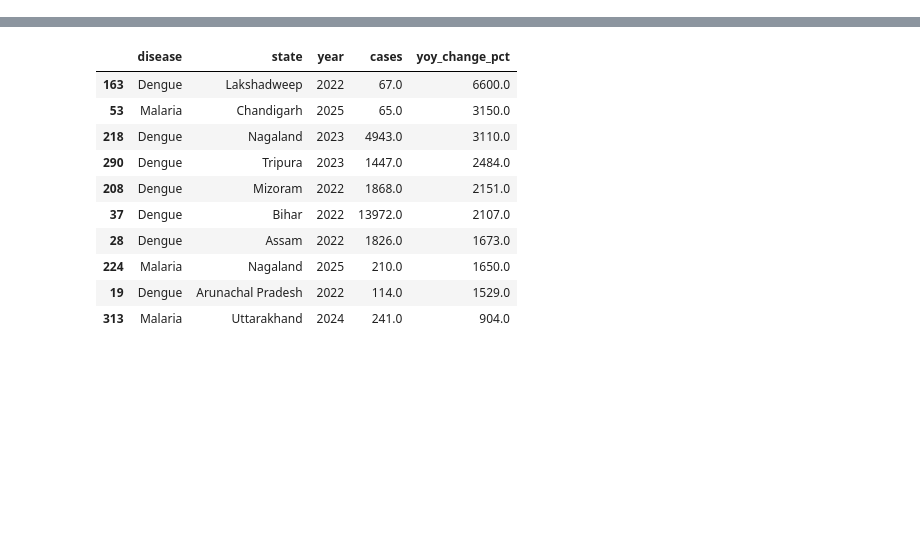
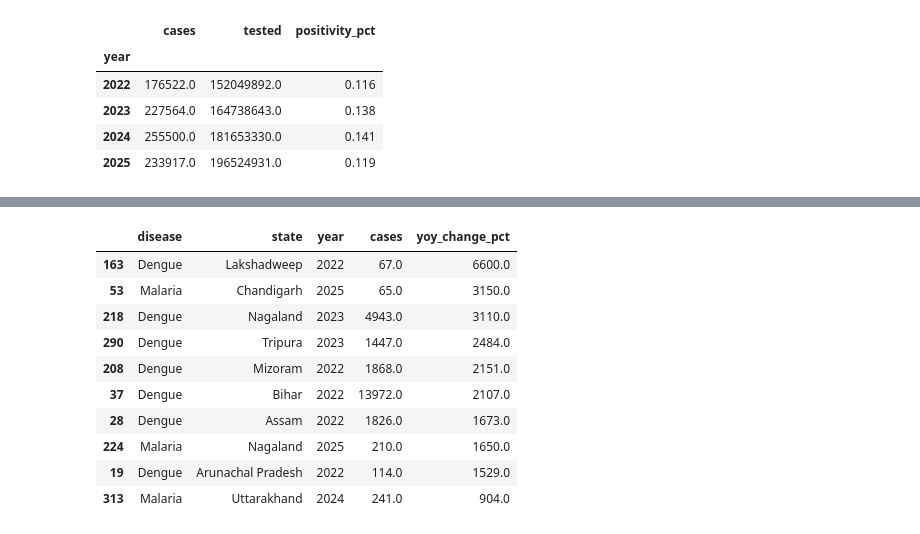
Before and after one commit to Rishlin/india-disease-surveillance, a Jupyter notebook: notebooks/01_eda.ipynb, the cells around one changed output, grey strips where cells are left out. Drawn from its saved outputs; the diff is of its cells as text; code cells hidden in the pictures; blank space fills up the shorter version.

```diff
--- a/notebooks/01_eda.ipynb
+++ b/notebooks/01_eda.ipynb
@@ -0,0 +1,11 @@
+# %%
+m = df[df.disease == "Malaria"].groupby("year")[["cases", "tested"]].sum()
+m["positivity_pct"] = m["cases"] / m["tested"] * 100
+m.round(3)
+# %% [output]
+|  | cases | tested | positivity_pct |
+| year |  |  |  |
+| 2022 | 176522.0 | 152049892.0 | 0.116 |
+| 2023 | 227564.0 | 164738643.0 | 0.138 |
+| 2024 | 255500.0 | 181653330.0 | 0.141 |
+| 2025 | 233917.0 | 196524931.0 | 0.119 |
```
Also changed, not shown: parts of 1 cell of this notebook.
